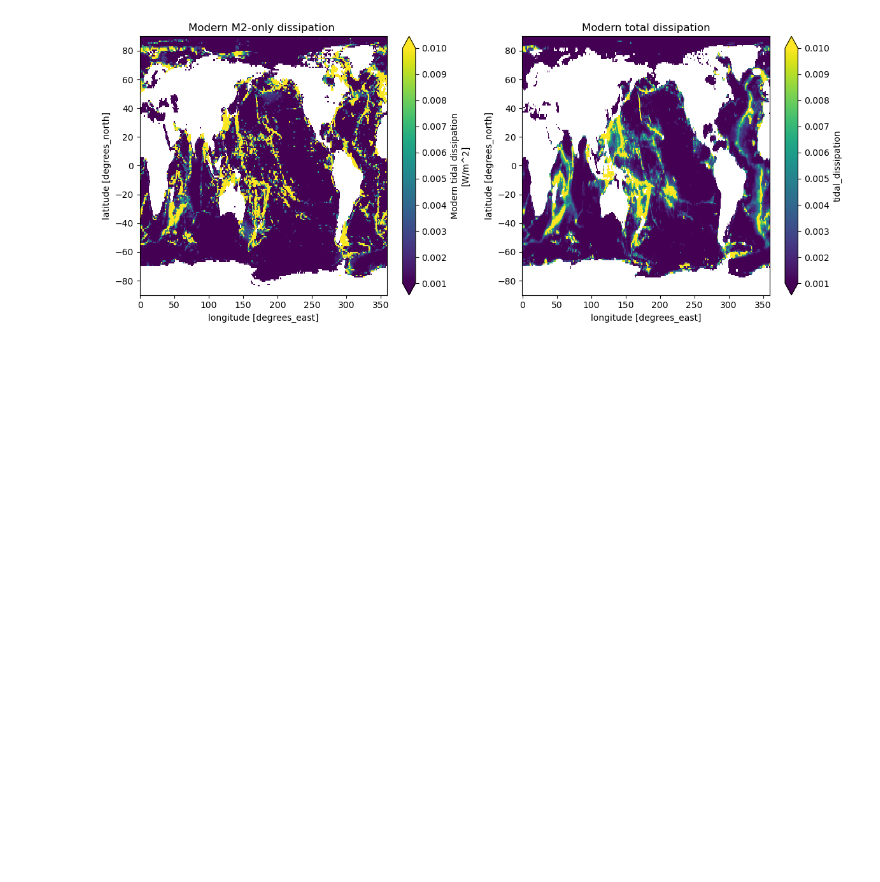
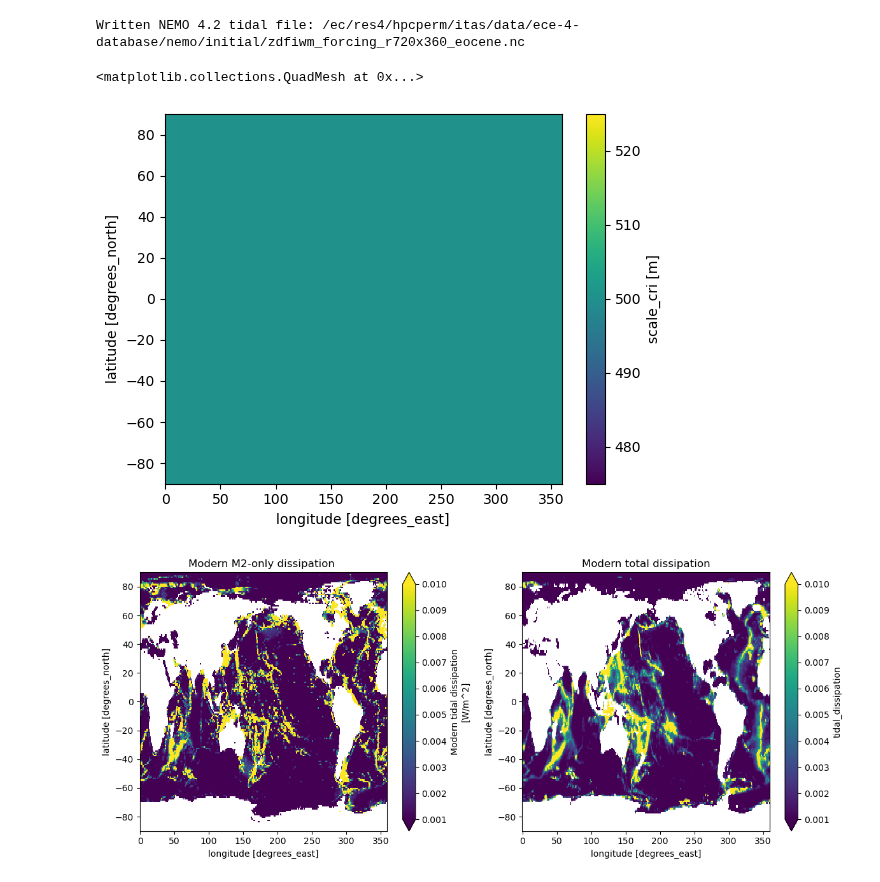
Before and after one commit to asozza/ecearth-quests, a Jupyter notebook: epochal/analysis/iwm-analysis.ipynb, the cells around one changed output. Cells and saved outputs as stored; diff of their text form; code cells hidden in the pictures; blank space fills up the shorter version.

```diff
--- a/epochal/analysis/iwm-analysis.ipynb
+++ b/epochal/analysis/iwm-analysis.ipynb
@@ -37,3 +90,18 @@ iwm_modern['tidal_dissipation'] = (
+# %%
+make_eocene_tidal_file(
+    herold_folder="/perm/itas/data/deepMIP/Herold_etal_2014",
+    output_folder="/ec/res4/hpcperm/itas/data/ece-4-database/nemo/initial",
+    hcri_value=500.0
+)
+# %% [output]
+Written NEMO 4.2 tidal file: /ec/res4/hpcperm/itas/data/ece-4-database/nemo/initial/zdfiwm_forcing_r720x360_eocene.nc
+# %%
+data = xr.open_dataset("/perm/itas/data/nemo/iwm/zdfiwm_forcing_r360x180_eocene.nc")
+# %%
+data['scale_cri'].plot()
+# %% [output]
+<matplotlib.collections.QuadMesh at 0x...>
+[figure, added]
 # %%
 #plt.hist(topo_eocene['bathymetry'].values.flatten(), density=True, bins=100, histtype="step", label='EOCENE 360x180')
 #plt.hist(iwm_modern['bathymetry'].values.flatten(), density=True, bins=100, histtype="step", label='MODERN 720x360')
```
Also changed, not shown: parts of 4 cells of this notebook.
